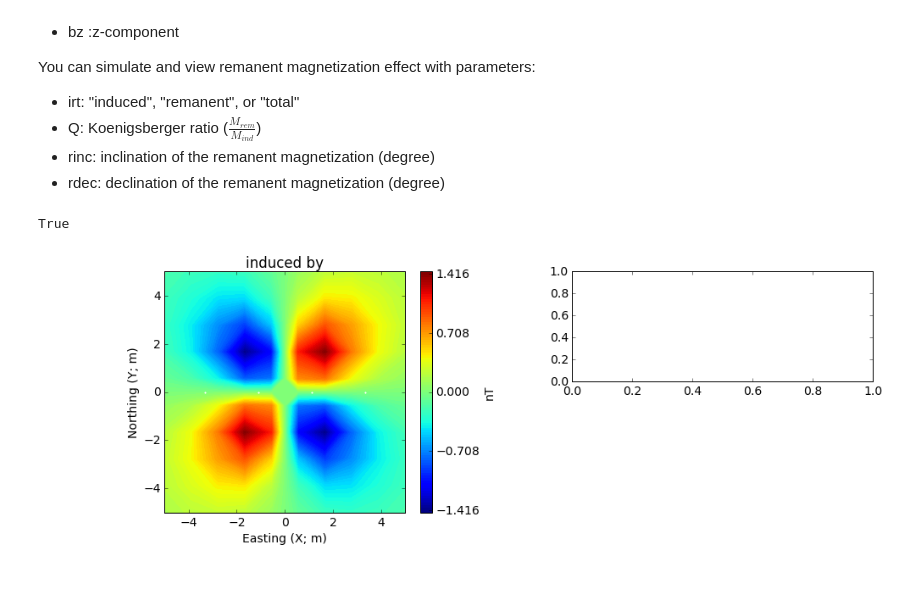
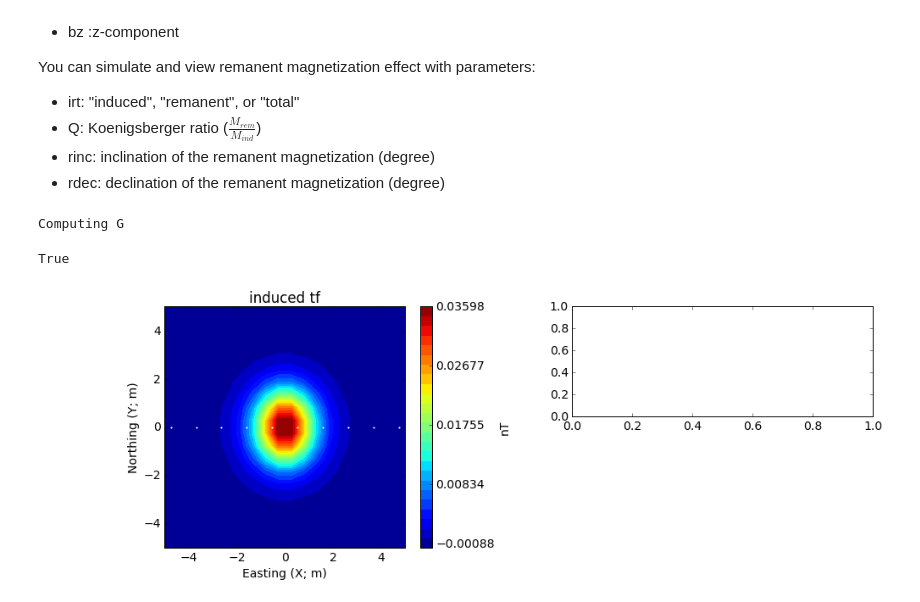
Before and after one commit to geoscixyz/geosci-labs, a Jupyter notebook: Mag/2016/InducedMag2D.ipynb, the cells around one changed output. Drawn from its saved outputs; the diff is of its cells as text; code cells hidden in the pictures.

```diff
--- a/Mag/2016/InducedMag2D.ipynb
+++ b/Mag/2016/InducedMag2D.ipynb
@@ -109,7 +97,8 @@ You can simulate and view remanent magnetization effect with parameters:
 - rinc: inclination of the remanent magnetization (degree)
 - rdec: declination of the remanent magnetization (degree)
 # %%
-display(ViewMagSurvey2DInd(prob))
+display(ViewMagSurvey2DInd(Box))
 # %% [output]
-True
+Computing G
+True
-[figure, old version]
+[figure, new version]
```
Also changed, not shown: parts of 1 cell of this notebook, 1 other file.
